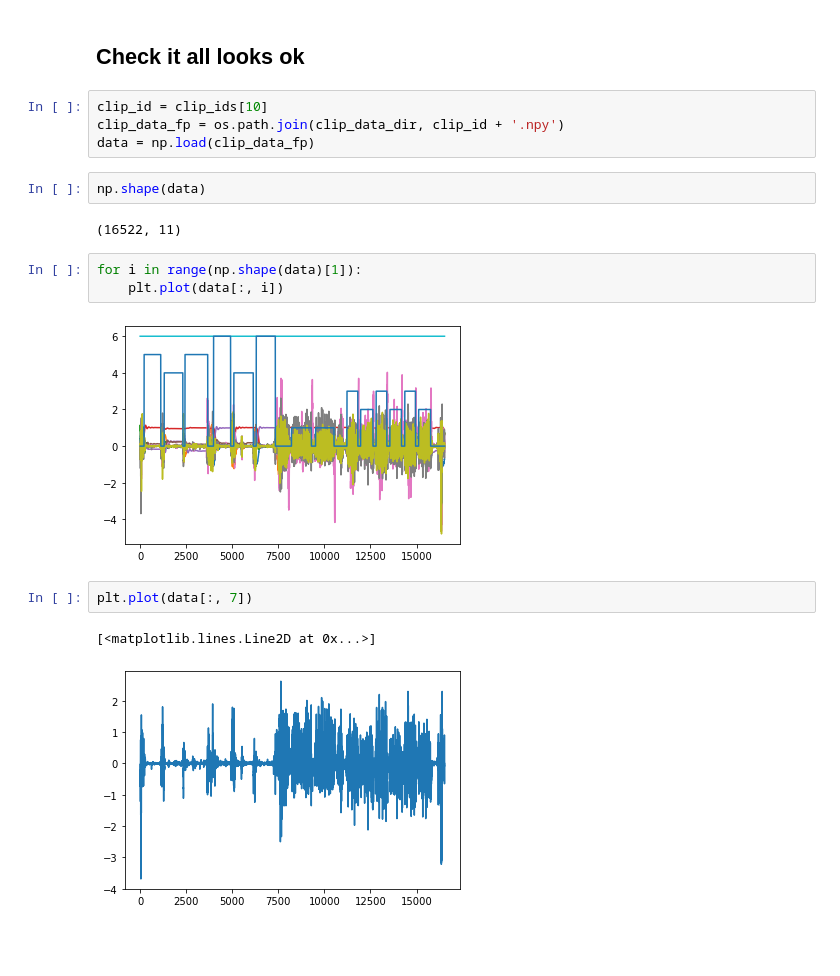
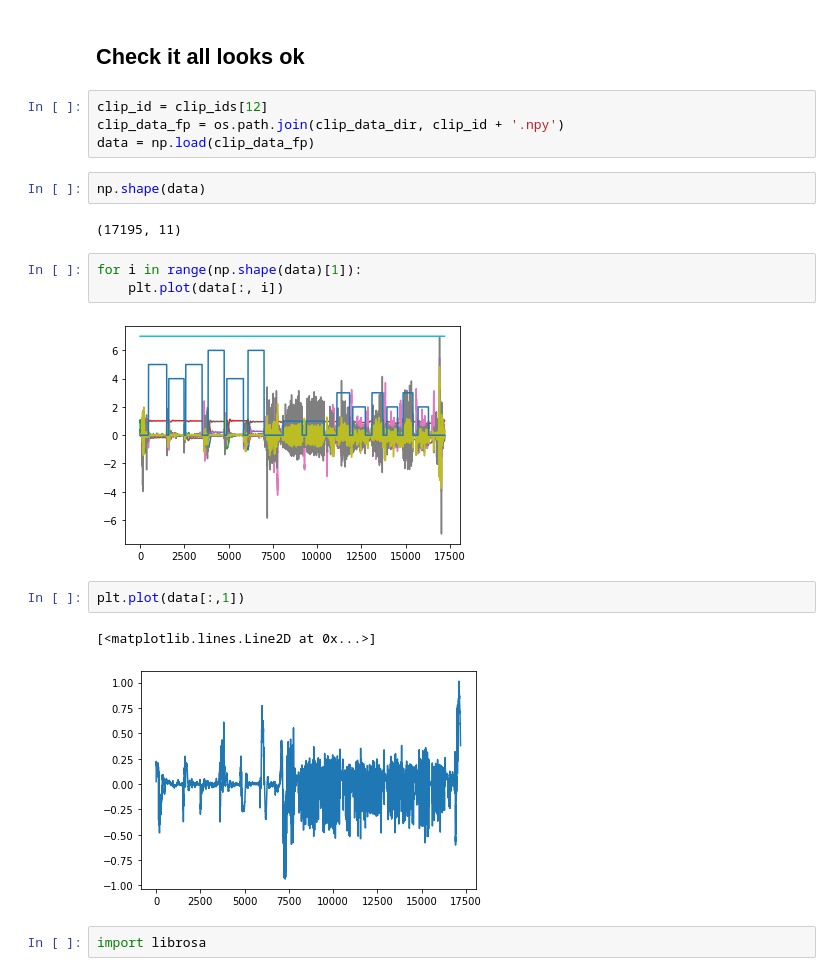
Before and after one commit to earthspecies/BEBE, a Jupyter notebook: data_formatting/format_HAR.ipynb, the cells around one changed output. Saved outputs shown, nothing was run; the diff lists cells and outputs as text; blank space fills up the shorter version.

```diff
--- a/data_formatting/format_HAR.ipynb
+++ b/data_formatting/format_HAR.ipynb
@@ -263,20 +263,22 @@ annotations_sub
 # %% [markdown]
 ## Check it all looks ok
 # %%
-clip_id = clip_ids[10]
+clip_id = clip_ids[12]
 clip_data_fp = os.path.join(clip_data_dir, clip_id + '.npy')
 data = np.load(clip_data_fp)
 # %%
 np.shape(data)
 # %% [output]
-(16522, 11)
+(17195, 11)
 # %%
 for i in range(np.shape(data)[1]):
     plt.plot(data[:, i])
 # %% [output]
-[figure, old version]
+[figure, new version]
 # %%
-plt.plot(data[:, 7])
+plt.plot(data[:,1])
 # %% [output]
 [<matplotlib.lines.Line2D at 0x...>]
-[figure, old version]
+[figure, new version]
+# %%
+import librosa
```
Also changed, not shown: parts of 7 cells of this notebook, 5 other files.
